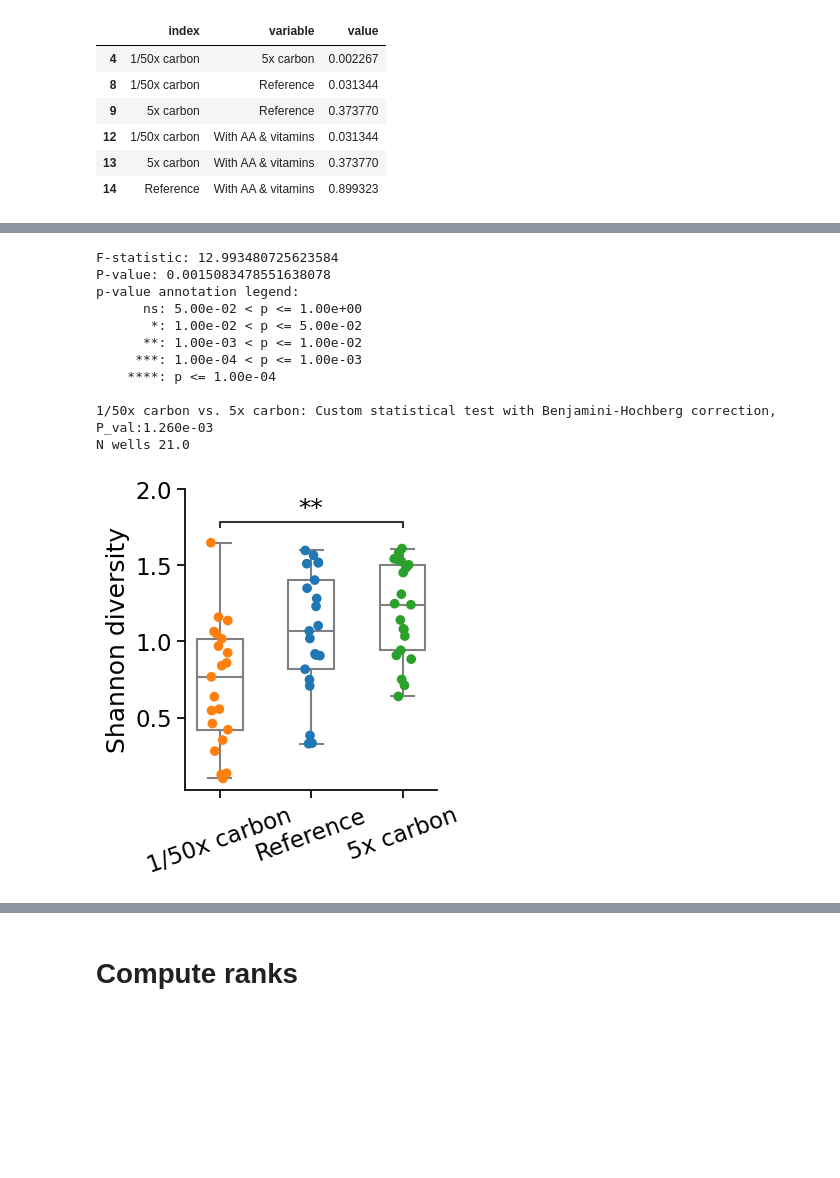
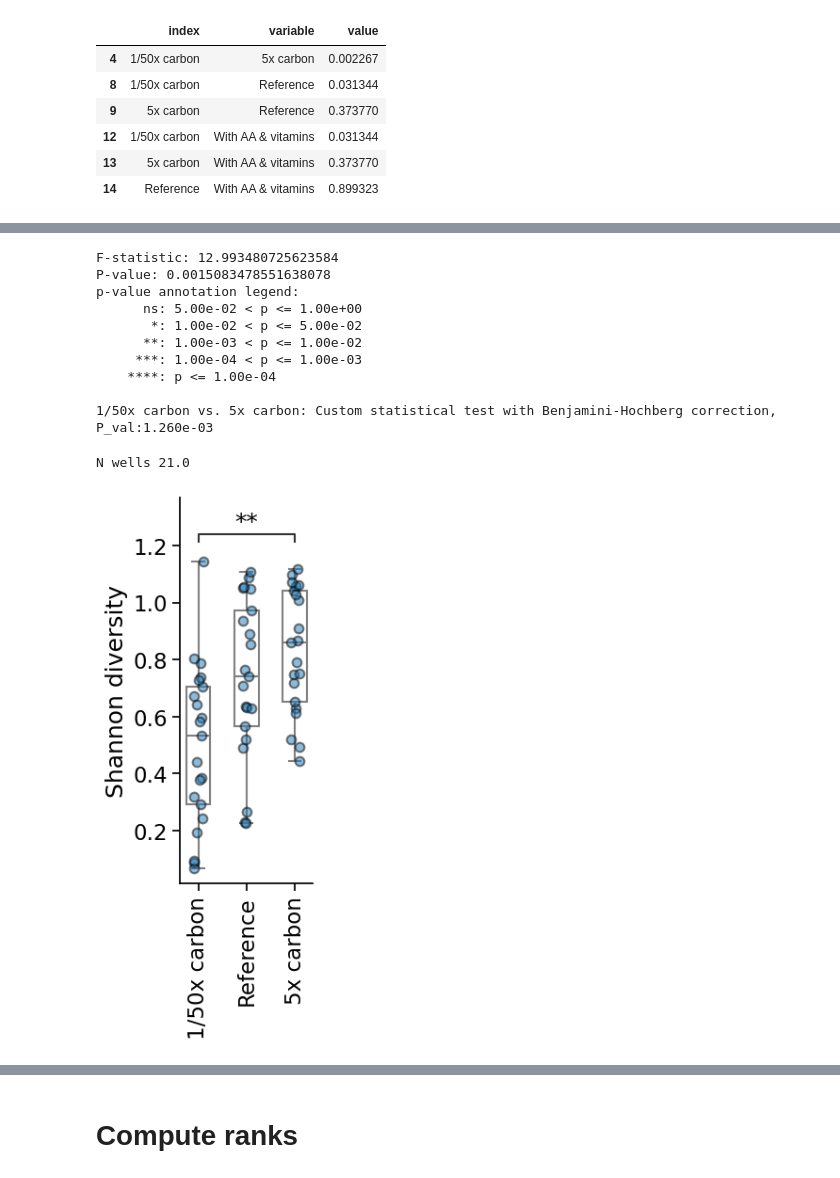
Before and after one commit to sulheim/coexistence, a Jupyter notebook: notebooks/3_assembly_2/3A_analyse_second_assembly.ipynb, the cells around one changed output, grey strips where cells are left out. Drawn from its saved outputs; the diff is of its cells as text; code cells hidden in the pictures; blank space fills up the shorter version.

```diff
--- a/notebooks/3_assembly_2/3A_analyse_second_assembly.ipynb
+++ b/notebooks/3_assembly_2/3A_analyse_second_assembly.ipynb
@@ -91,7 +91,7 @@ def shannon(l):
     l = [x for x in l if x>0 and not np.isnan(x)]
     x_tot = np.sum(l)
     p = l/x_tot
-    return -np.sum([pi*np.log2(pi) for pi in p])
+    return -np.sum([pi*np.log(pi) for pi in p])
 # %%
 wells = [x for x in df.Well.unique() if x!= 'Inoculum']
 strains = ['At', 'Ct', 'Ml', 'Oa']
@@ -308,5 +314,5 @@ Reference vs. With AA & vitamins: Custom statistical test, P_val:9.355e-01
 # %%
-fig, ax = plt.subplots(figsize=(4, 4))
+fig, ax = plt.subplots(figsize=(3, 5))
 included_groups = ['1/50x carbon', 'Reference', '5x carbon']
 ig_idxvits = shannon_df['Group'].isin(included_groups)
 ax = sns.boxplot(shannon_df.loc[ig_idxvits], x = 'Group', y = 'Shannon index',
@@ -324,9 +330,14 @@ ax = sns.boxplot(shannon_df.loc[ig_idxvits], x = 'Group', y = 'Shannon index',
 sns.stripplot(shannon_df.loc[ig_idxvits], x = 'Group', y = 'Shannon index',
               size=7,
               order=included_groups,
+              edgecolor = 'k',
+                linewidth = 1.5,
+                alpha = 0.5,
+                c = 'C0'
+            #
             #   hue_order=included_groups,
-              hue = 'Group',
-              palette='tab10'
+            #   hue = 'Group',
+            #   palette='tab10'
             #   hue_order=cs_classes,
             #   color = 'k'
               )
@@ -366,39 +377,39 @@ annotator = Annotator(
       order=included_groups, #orient="h"
 )
 # plt.ylim(0,2)
 annotator.configure(
     # test = 'Mann-Whitney',
     # pvalue_format = 'star',
     text_format='star',
     loc="inside",
     comparisons_correction="fdr_bh",
     hide_non_significant=True)
 # annotator.apply_test()
 annotator.set_pvalues_and_annotate(p_values)
 # annotator.annotate()
 sns.despine()
 ax.set_ylabel('Shannon diversity')
 ax.set_xlabel('')
 plt.tight_layout()
 
-for txt in ax.get_xticklabels():
-    txt.set_text(txt.get_text().replace('x','X'))
-ax.set_xticklabels(ax.get_xticklabels(), rotation=20, ha='center')
-plt.savefig(figure_folder / 'shannon_diversity_x_only.pdf')
+# for txt in ax.get_xticklabels():
+#     txt.set_text(txt.get_text().replace('x','X').replace('carbon', ''))
+ax.set_xticklabels(ax.get_xticklabels(), rotation=90, ha='center')
+plt.savefig(figure_folder / 'shannon_diversity_x_only.pdf', bbox_inches = 'tight')
 print('N wells', shannon_df.loc[ig_idx].shape[0]/3)
 # %% [output]
 F-statistic: 12.993480725623584
 P-value: 0.0015083478551638078
 p-value annotation legend:
       ns: 5.00e-02 < p <= 1.00e+00
        *: 1.00e-02 < p <= 5.00e-02
       **: 1.00e-03 < p <= 1.00e-02
      ***: 1.00e-04 < p <= 1.00e-03
     ****: p <= 1.00e-04
 
 1/50x carbon vs. 5x carbon: Custom statistical test with Benjamini-Hochberg correction, P_val:1.260e-03
-N wells 21.0
+N wells 21.0
-[figure, old version]
+[figure, new version]
 # %%
 shannon_df.loc[ig_idx].sort_values(by='CS')
 # %% [output]
```
Also changed, not shown: parts of 10 cells of this notebook, 1 other file.
